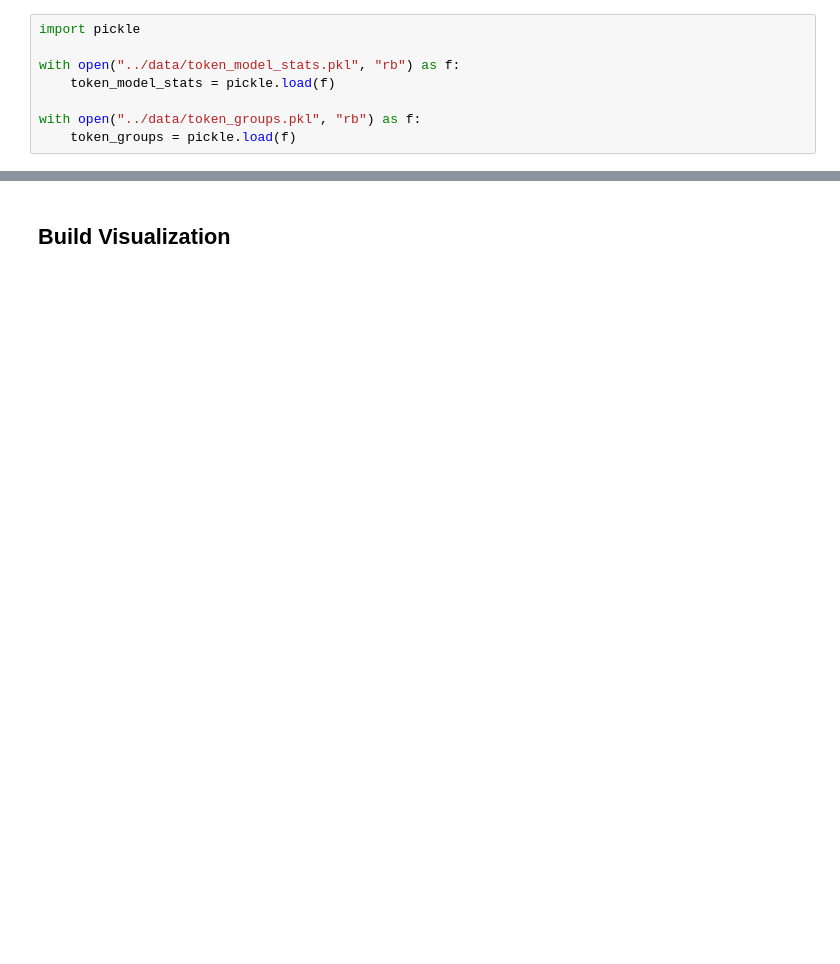
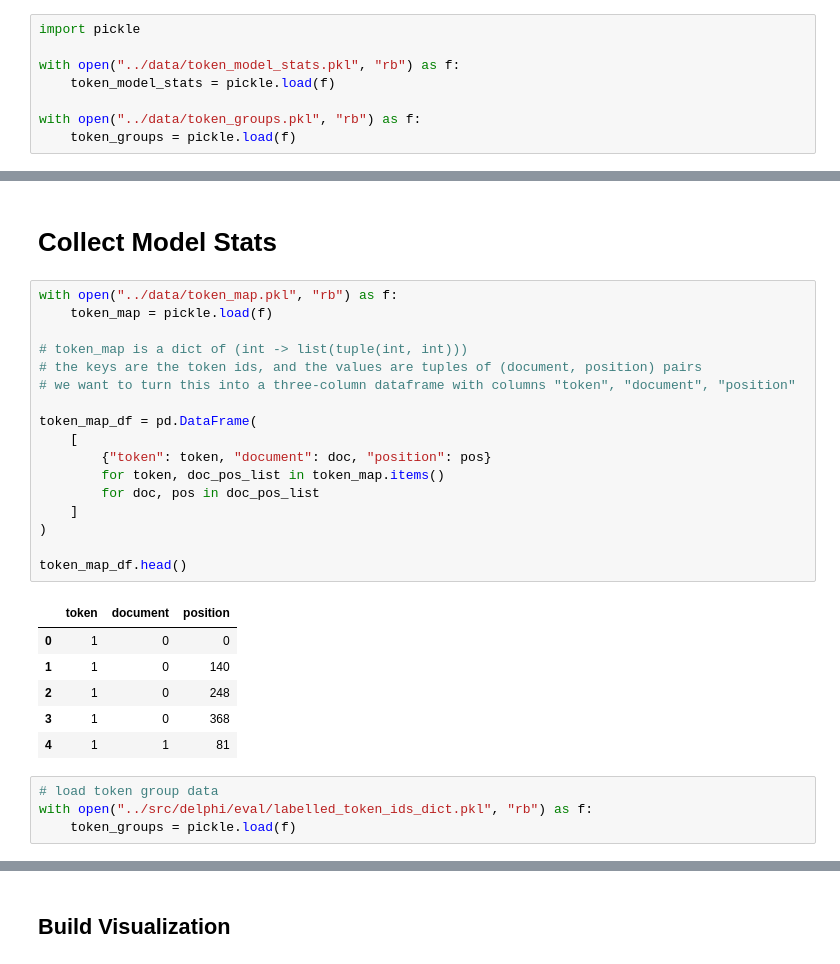
Before and after one commit to delphi-suite/delphi, a Jupyter notebook: notebooks/end2end_demo.ipynb, the cells around one changed output, grey strips where cells are left out. Saved outputs shown, nothing was run; the diff lists cells and outputs as text; blank space fills up the shorter version.

```diff
--- a/notebooks/end2end_demo.ipynb
+++ b/notebooks/end2end_demo.ipynb
@@ -100,0 +113,30 @@ Processing model delphi-llama2-25.6m
+# %% [markdown]
+# Collect Model Stats
+# %%
+with open("../data/token_map.pkl", "rb") as f:
+    token_map = pickle.load(f)
+
+# token_map is a dict of (int -> list(tuple(int, int)))
+# the keys are the token ids, and the values are tuples of (document, position) pairs
+# we want to turn this into a three-column dataframe with columns "token", "document", "position"
+
+token_map_df = pd.DataFrame(
+    [
+        {"token": token, "document": doc, "position": pos}
+        for token, doc_pos_list in token_map.items()
+        for doc, pos in doc_pos_list
+    ]
+)
+
+token_map_df.head()
+# %% [output]
+|  | token | document | position |
+| 0 | 1 | 0 | 0 |
+| 1 | 1 | 0 | 140 |
+| 2 | 1 | 0 | 248 |
+| 3 | 1 | 0 | 368 |
+| 4 | 1 | 1 | 81 |
+# %%
+# load token group data
+with open("../src/delphi/eval/labelled_token_ids_dict.pkl", "rb") as f:
+    token_groups = pickle.load(f)
```
Also changed, not shown: parts of 23 cells of this notebook.
